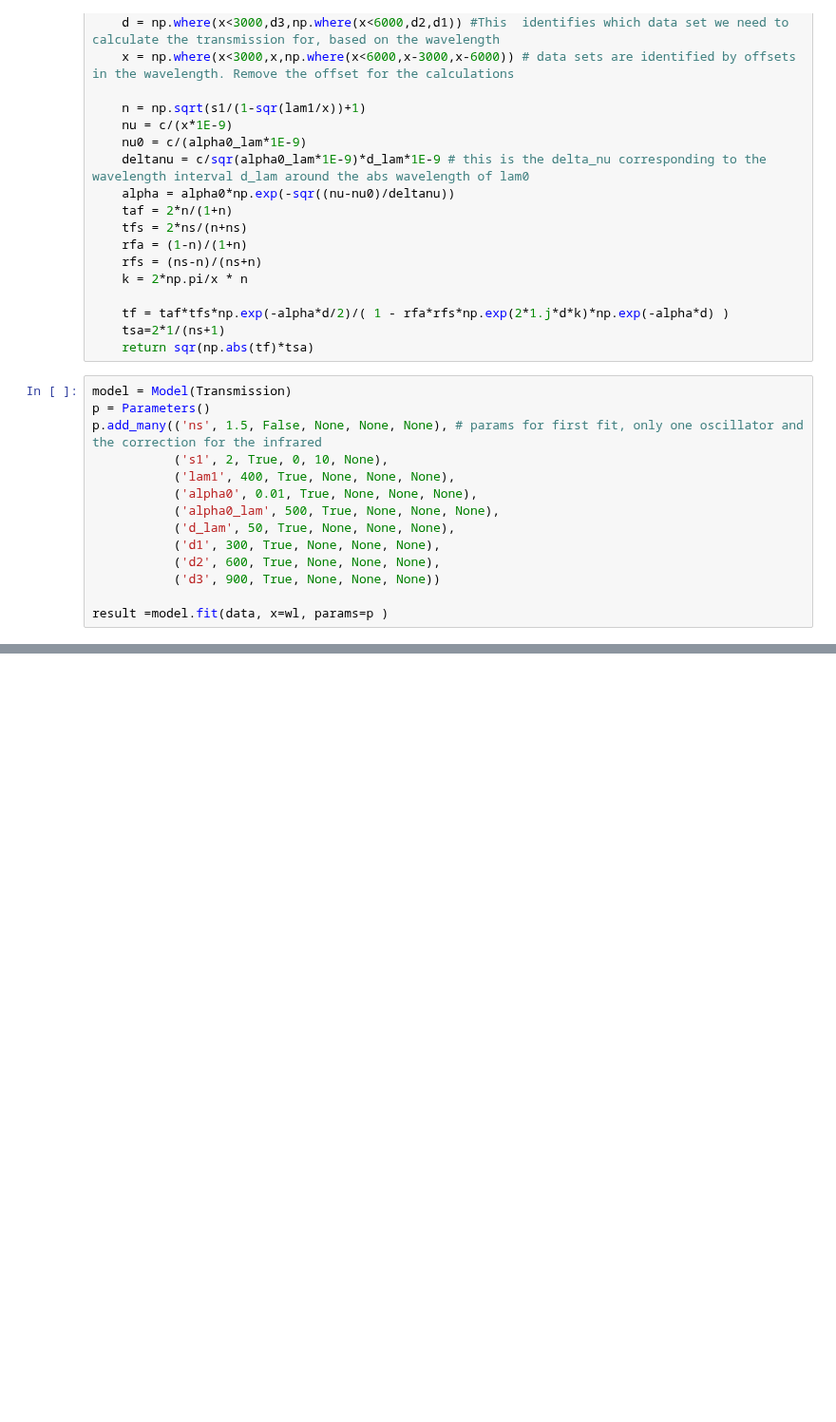
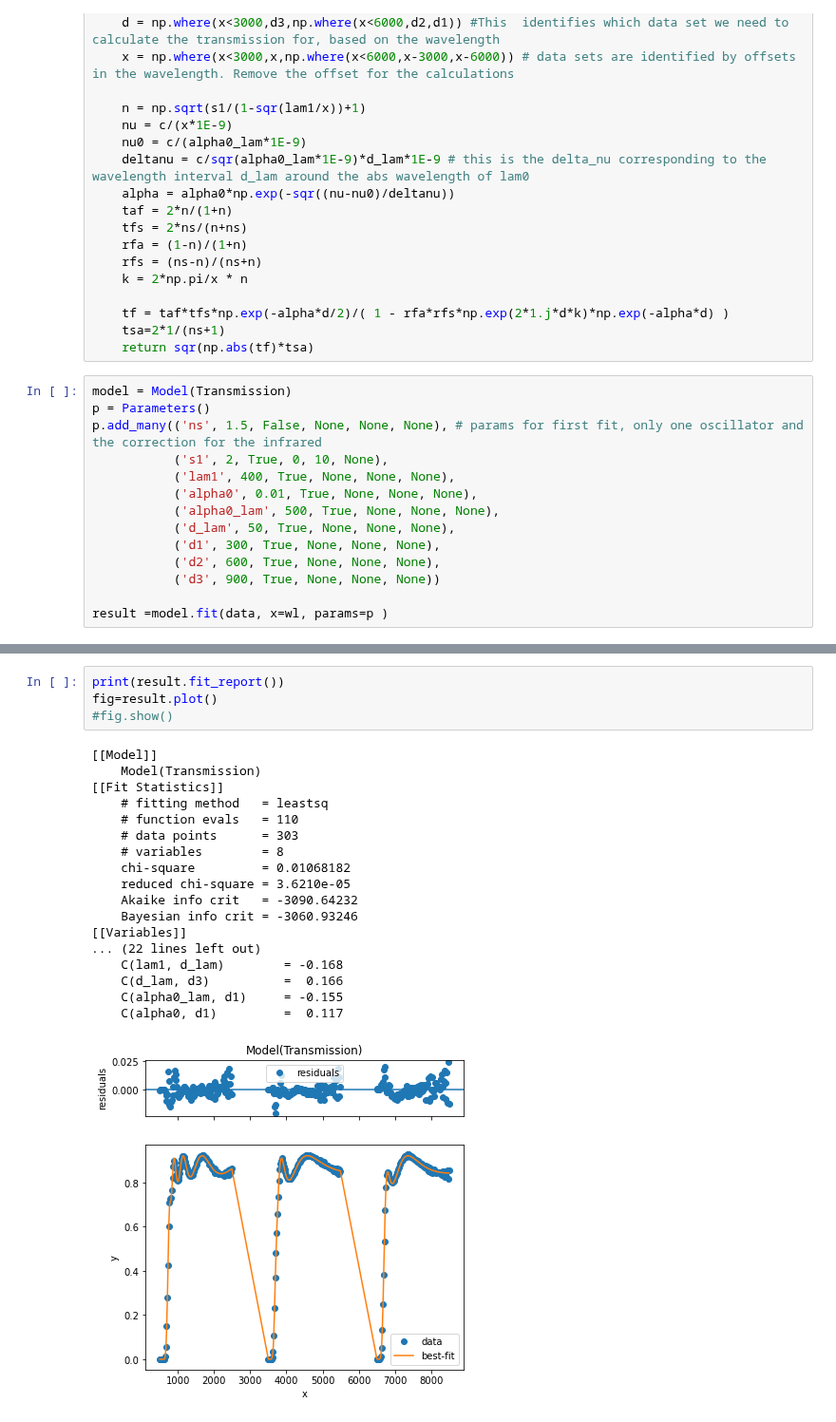
Before and after one commit to aaronkebede/PHY220, a Jupyter notebook: installation-test.ipynb, the cells around one changed output, grey strips where cells are left out. Shown at 95% size. Drawn from its saved outputs; the diff is of its cells as text; blank space fills up the shorter version.

```diff
--- a/installation-test.ipynb
+++ b/installation-test.ipynb
@@ -71,0 +77,23 @@ plt.show()
+# %%
+print(result.fit_report())
+fig=result.plot()
+#fig.show()
+# %% [output]
+[[Model]]
+    Model(Transmission)
+[[Fit Statistics]]
+    # fitting method   = leastsq
+    # function evals   = 110
+    # data points      = 303
+    # variables        = 8
+    chi-square         = 0.01068182
+    reduced chi-square = 3.6210e-05
+    Akaike info crit   = -3090.64232
+    Bayesian info crit = -3060.93246
+[[Variables]]
+... (22 lines left out)
+    C(lam1, d_lam)        = -0.168
+    C(d_lam, d3)          =  0.166
+    C(alpha0_lam, d1)     = -0.155
+    C(alpha0, d1)         =  0.117
+[figure, added]
```
Also changed, not shown: parts of 2 cells of this notebook.
